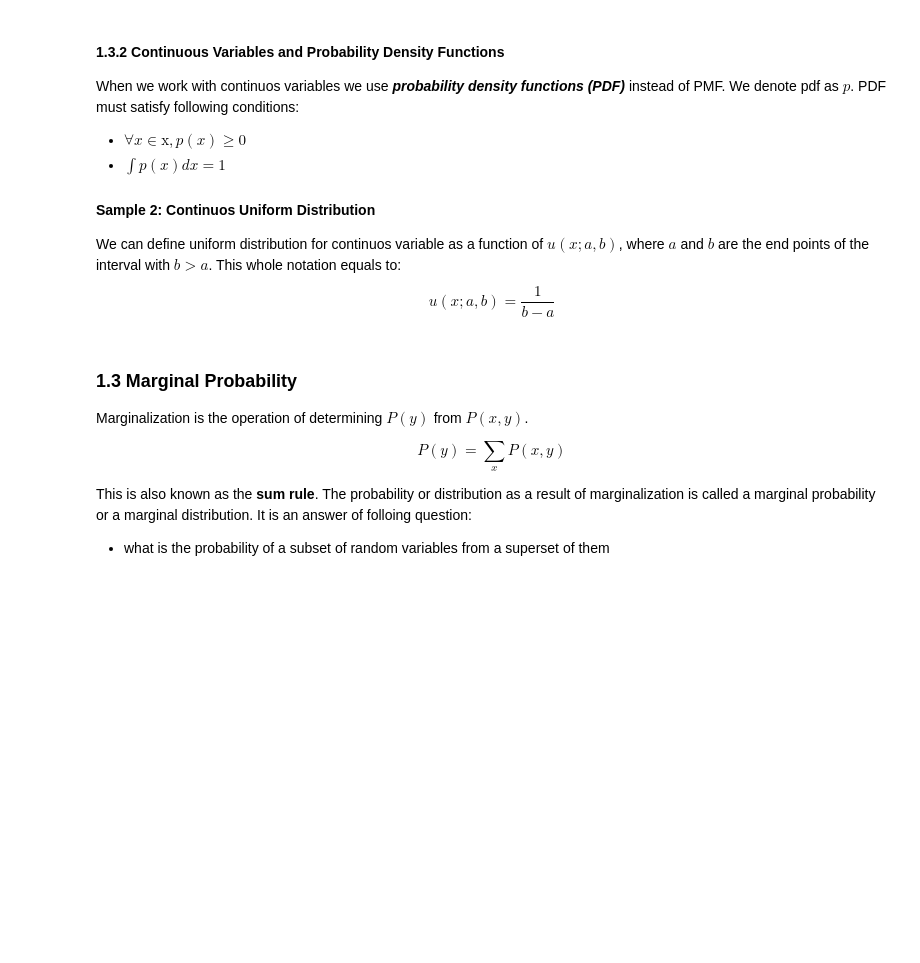
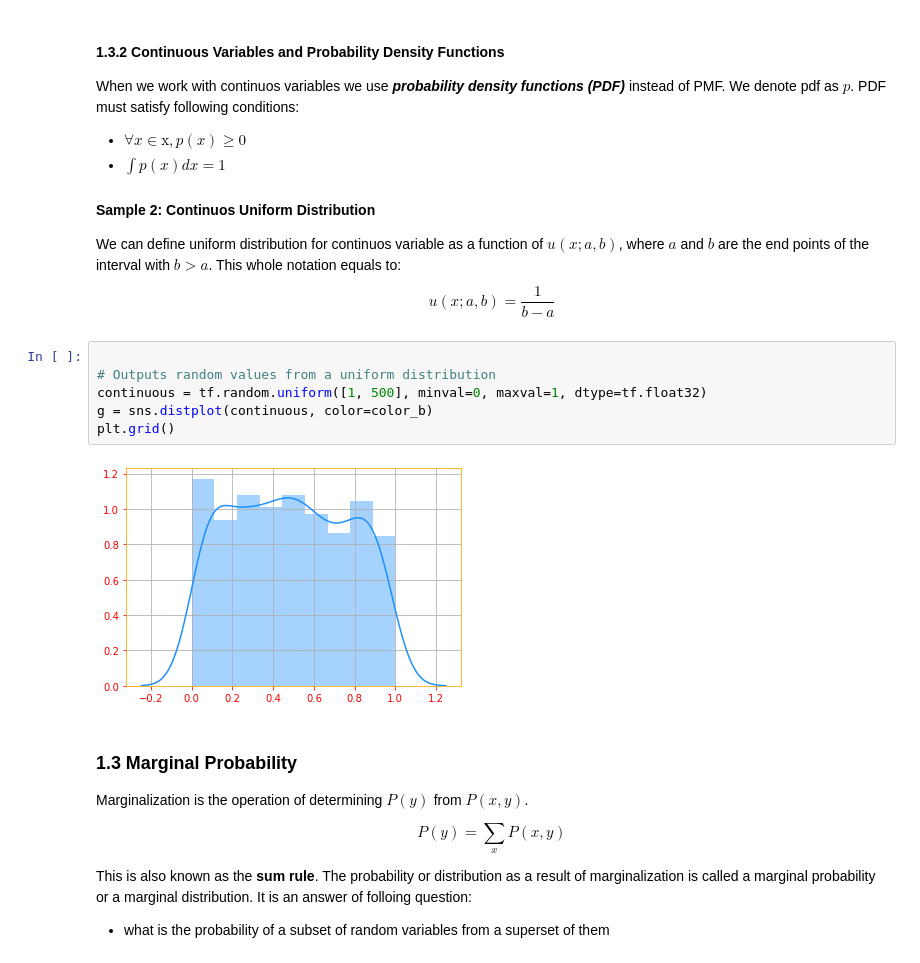
Before and after one commit to kaplansinan/DeepLearningBookTutorial, a Jupyter notebook: Probability.ipynb, the cells around one changed output. Drawn from its saved outputs; the diff is of its cells as text; blank space fills up the shorter version.

```diff
--- a/Probability.ipynb
+++ b/Probability.ipynb
@@ -105,6 +128,14 @@ We can define uniform distribution for continuos variable as a function of $u(x;
 $$
 u(x;a,b) = \frac{1}{b-a}
 $$
+# %%
+
+# Outputs random values from a uniform distribution
+continuous = tf.random.uniform([1, 500], minval=0, maxval=1, dtype=tf.float32)
+g = sns.distplot(continuous, color=color_b)
+plt.grid()
+# %% [output]
+[figure, added]
 # %% [markdown]
 ### 1.3 Marginal Probability
 
```
Also changed, not shown: parts of 29 cells of this notebook, 1 other file.
